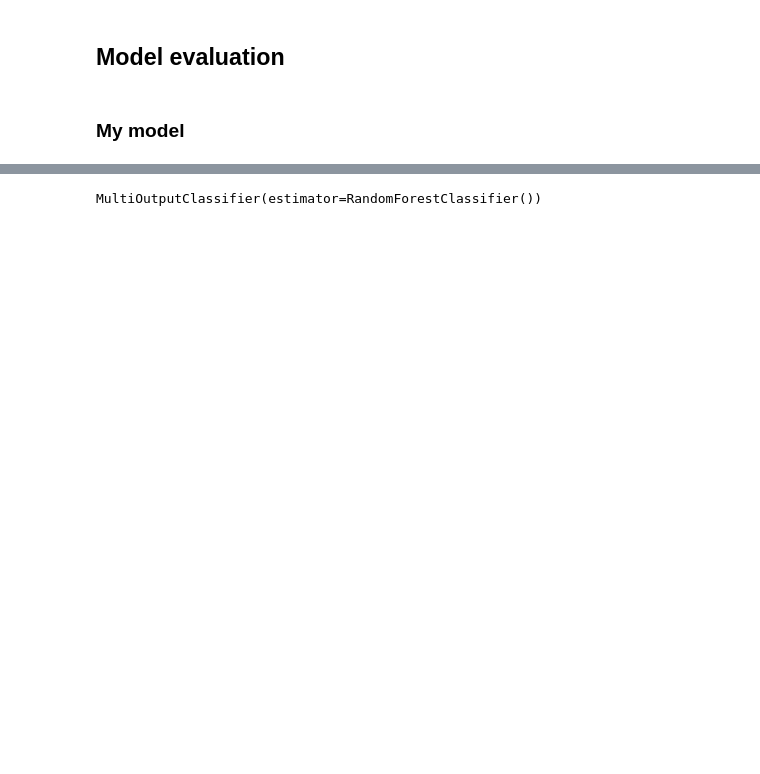
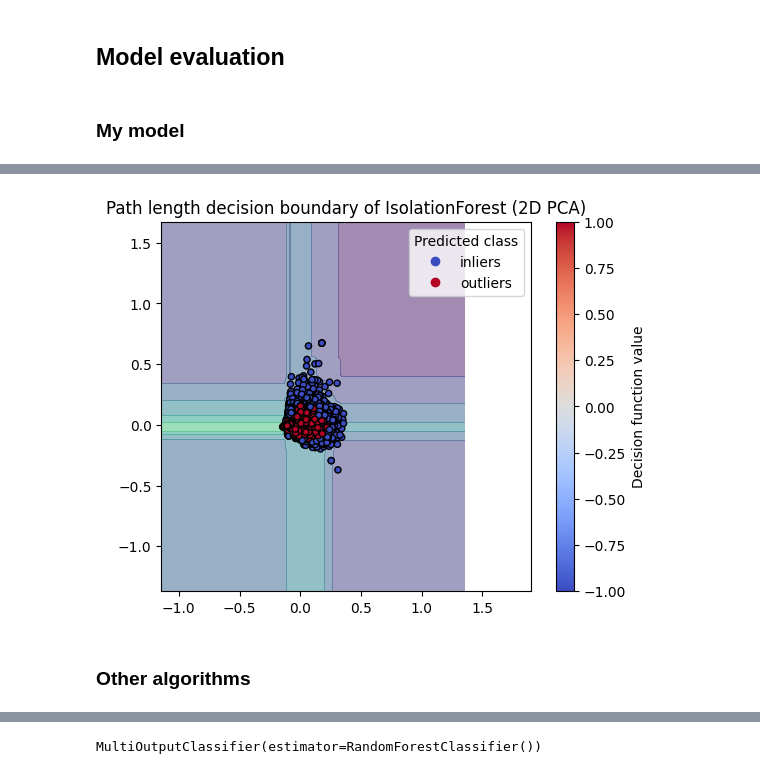
Before and after one commit to rootblind/opjustice-lm, a Jupyter notebook: automod-model/data_analysis.ipynb, the cells around one changed output, grey strips where cells are left out. Drawn from its saved outputs; the diff is of its cells as text; code cells hidden in the pictures; blank space fills up the shorter version.

```diff
--- a/automod-model/data_analysis.ipynb
+++ b/automod-model/data_analysis.ipynb
@@ -349,0 +442,10 @@ X_test.shape
+# %%
+clf =  IsolationForest(n_estimators=50, max_samples="auto", random_state=42, contamination=float(0.1))
+
+from sklearn.inspection import DecisionBoundaryDisplay
+from sklearn.decomposition import PCA
+
+pca = PCA(n_components=2, random_state=42)
+X_train_2d = pca.fit_transform(X_train.toarray())
+
+clf.fit(X_train_2d)
@@ -349,0 +454,5 @@ X_test.shape
+# %%
+df_train['scores'] = clf.decision_function(X_train_2d)
+df_train['anomaly'] = clf.predict(X_train_2d)
+
+df_train.head(20)
@@ -349,0 +499,27 @@ X_test.shape
+# %%
+disp = DecisionBoundaryDisplay.from_estimator(
+    clf,
+    X_train_2d,
+    response_method="decision_function",
+    alpha=0.5,
+)
+
+y_pred = clf.predict(X_train_2d)  # -1 for outliers, 1 for inliers
+scatter = disp.ax_.scatter(X_train_2d[:, 0], X_train_2d[:, 1], c=y_pred, cmap="coolwarm", s=20, edgecolor="k")
+
+disp.ax_.set_title("Path length decision boundary of IsolationForest (2D PCA)")
+plt.axis("square")
+
+# Legend for predicted classes
+plt.legend(handles=scatter.legend_elements()[0], labels=["inliers", "outliers"], title="Predicted class")
+
+# Add a color bar for the decision boundary
+plt.colorbar(disp.ax_.collections[1], ax=disp.ax_, label="Decision function value")
+
+plt.show()
+
+df_train.drop(columns=['scores', 'anomaly'], inplace=True)
+# %% [output]
+[figure, added]
+# %% [markdown]
+### Other algorithms
```
Also changed, not shown: parts of 44 cells of this notebook, 14 other files.
